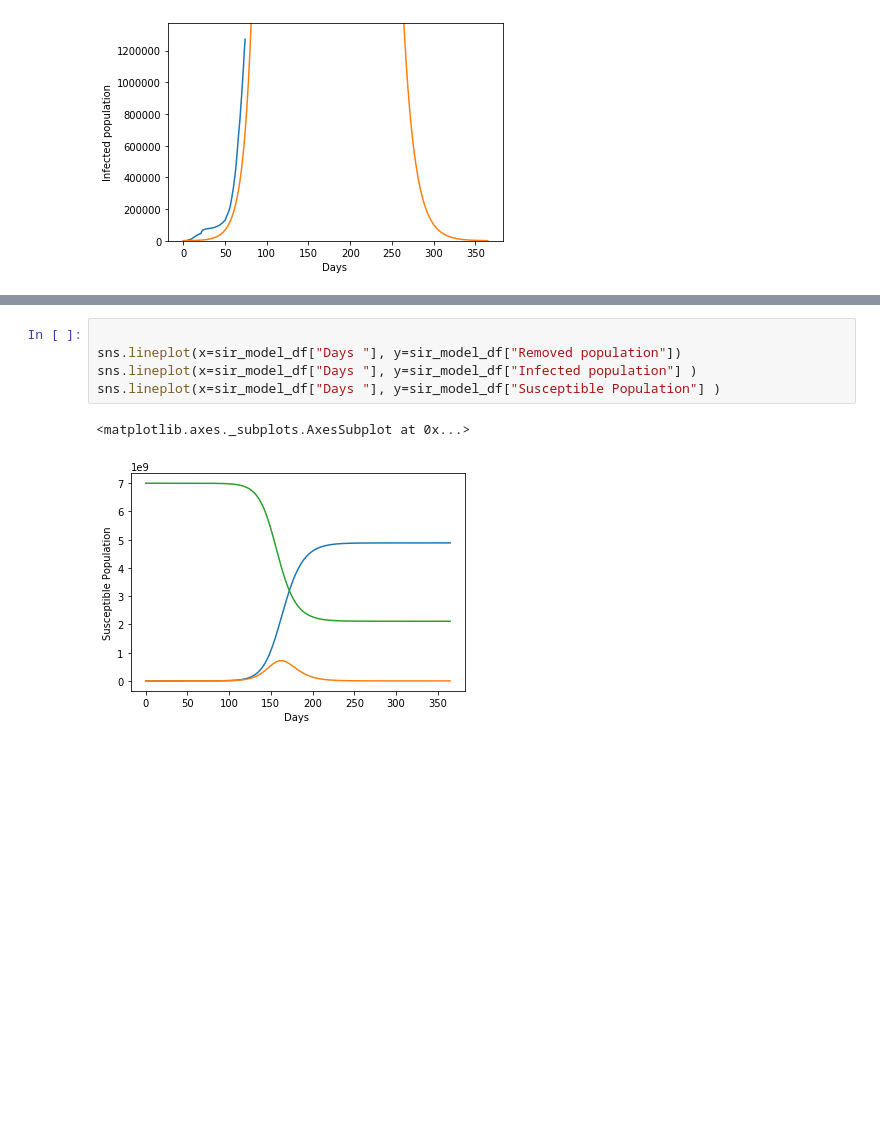
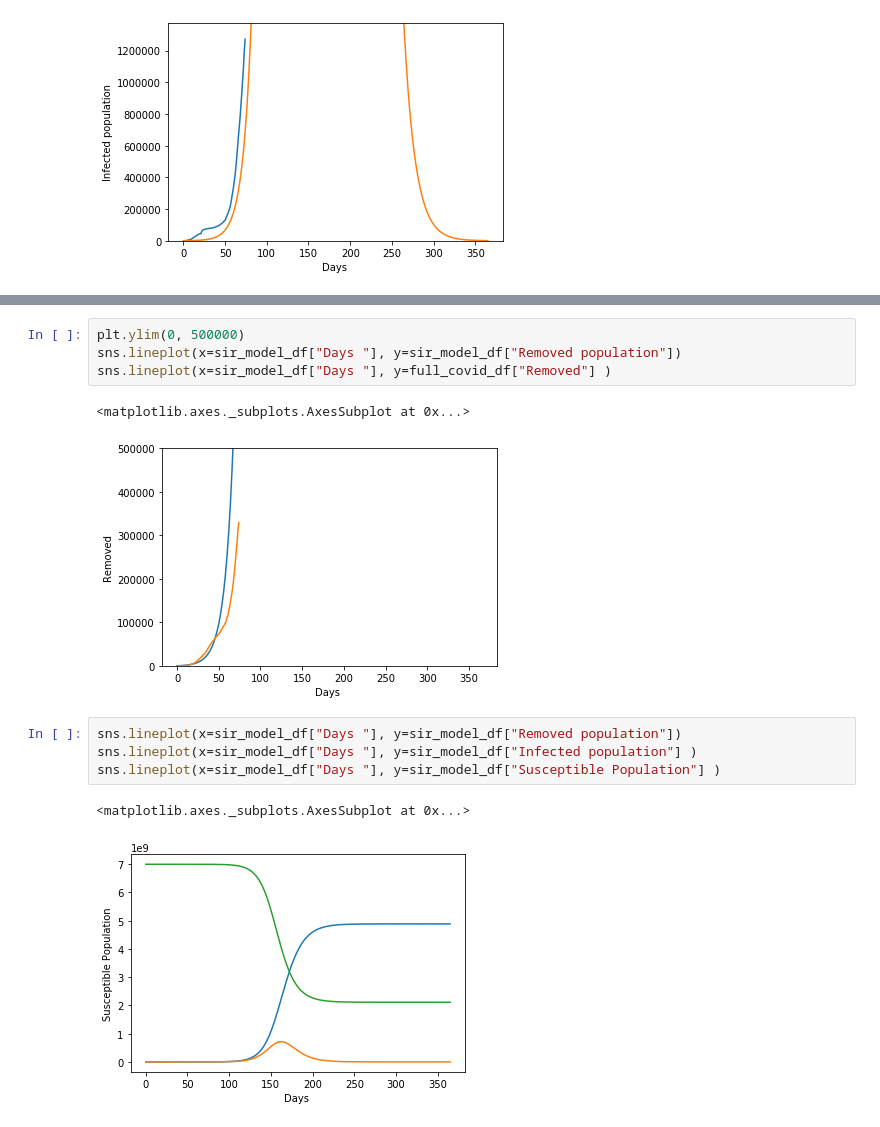
Before and after one commit to sumansid/SIR-Model-Covid-19, a Jupyter notebook: SIR Model Covid-19.ipynb, the cells around one changed output, grey strips where cells are left out. Drawn from its saved outputs; the diff is of its cells as text; blank space fills up the shorter version.

```diff
--- a/SIR Model Covid-19.ipynb
+++ b/SIR Model Covid-19.ipynb
@@ -109,5 +104,11 @@ sns.lineplot(x=sir_model_df["Days "], y=full_covid_df["Confirmed"] )
+# %%
+plt.ylim(0, 500000)
+sns.lineplot(x=sir_model_df["Days "], y=sir_model_df["Removed population"])
+sns.lineplot(x=sir_model_df["Days "], y=full_covid_df["Removed"] )
+# %% [output]
+<matplotlib.axes._subplots.AxesSubplot at 0x...>
+[figure, added]
 # %%
-
 sns.lineplot(x=sir_model_df["Days "], y=sir_model_df["Removed population"])
 sns.lineplot(x=sir_model_df["Days "], y=sir_model_df["Infected population"] )
 sns.lineplot(x=sir_model_df["Days "], y=sir_model_df["Susceptible Population"] )
```
Also changed, not shown: parts of 6 cells of this notebook, 1 other file.
